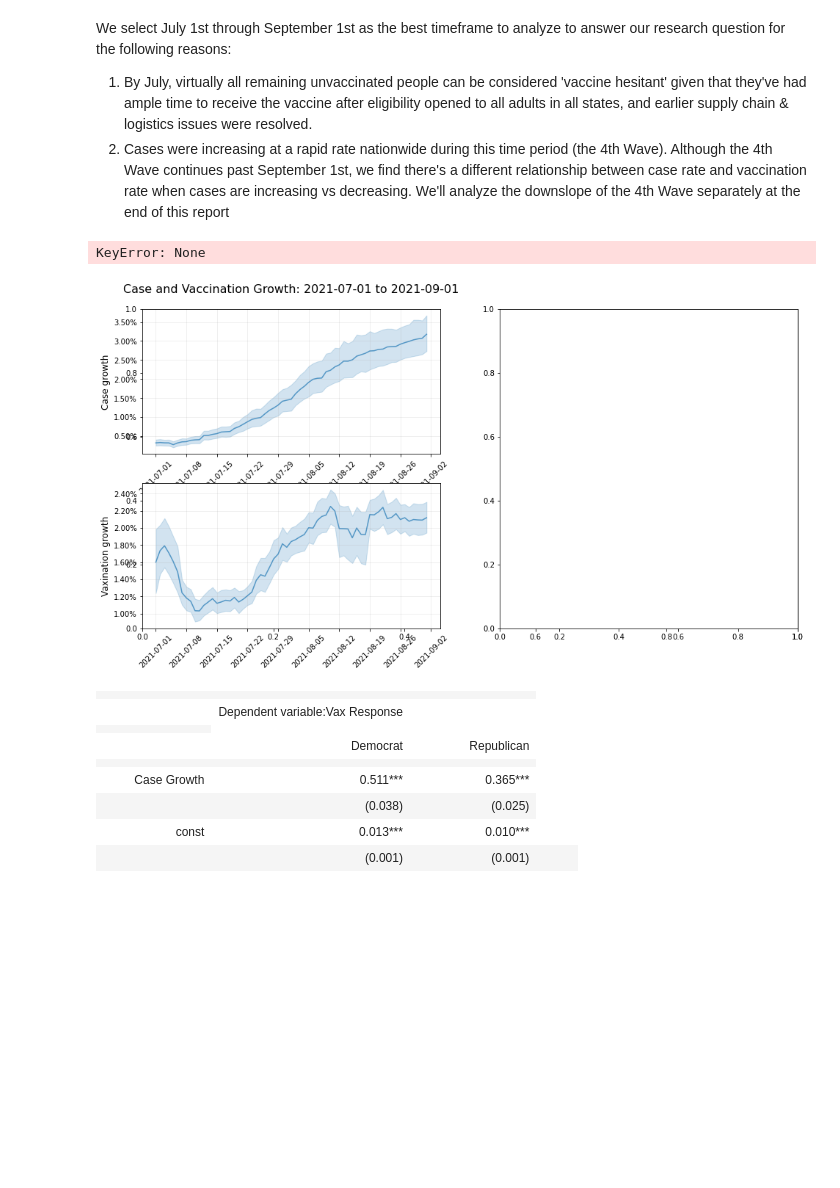
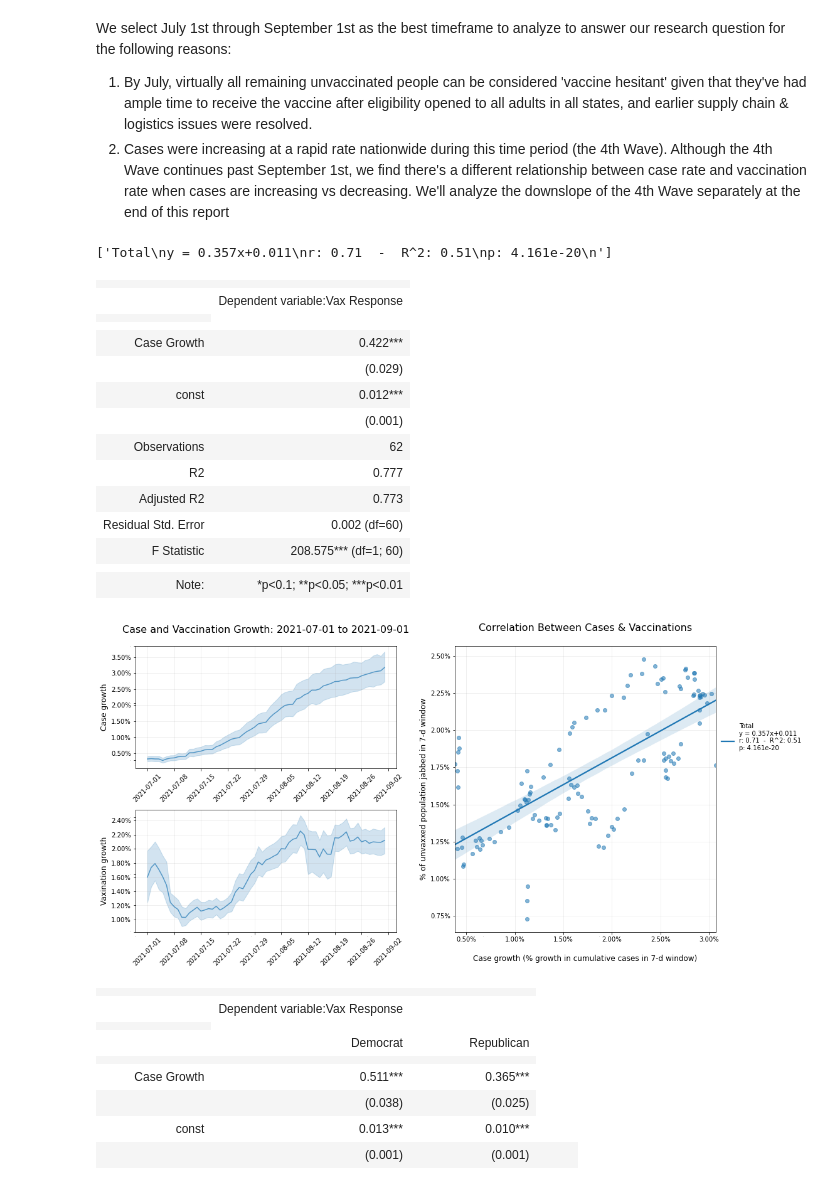
Before and after one commit to mraottth/API-201Z, a Jupyter notebook: Python/part1_EDA.ipynb, the cells around one changed output. Saved outputs shown, nothing was run; the diff lists cells and outputs as text; code cells hidden in the pictures; blank space fills up the shorter version.

```diff
--- a/Python/part1_EDA.ipynb
+++ b/Python/part1_EDA.ipynb
@@ -38,22 +38,37 @@ We select July 1st through September 1st as the best timeframe to analyze to ans
 # %%
 vax_cases_and_correlation(
     data=df_joined_cases,
     groupby=None,
-    hue_levels={'Total':'gray'},
+    hue_levels={'Total':'tab:blue'},
     start="2021-07-01",
     end="2021-09-01"
 )
 
 regression_table(
     data=df_joined_cases,
     groupby=None,
     hue_levels={'Total':'gray'},
     start="2021-07-01",
     end="2021-09-01"
 )
 # %% [output]
-KeyError: None
+['Total\ny = 0.357x+0.011\nr: 0.71  -  R^2: 0.51\np: 4.161e-20\n']
+|  |  |
+|  | Dependent variable:Vax Response |
+|  |
+|  |  |
+| Case Growth | 0.422*** |
+|  | (0.029) |
+| const | 0.012*** |
+|  | (0.001) |  |  |
+| Observations | 62 |
+| R2 | 0.777 |
+| Adjusted R2 | 0.773 |
+| Residual Std. Error | 0.002 (df=60) |
+| F Statistic | 208.575*** (df=1; 60) |
+|  |  |
+| Note: | *p<0.1; **p<0.05; ***p<0.01 |
-[figure, old version]
+[figure, new version]
 # %%
 vax_cases_and_correlation(
     data=df_joined_cases,
```
